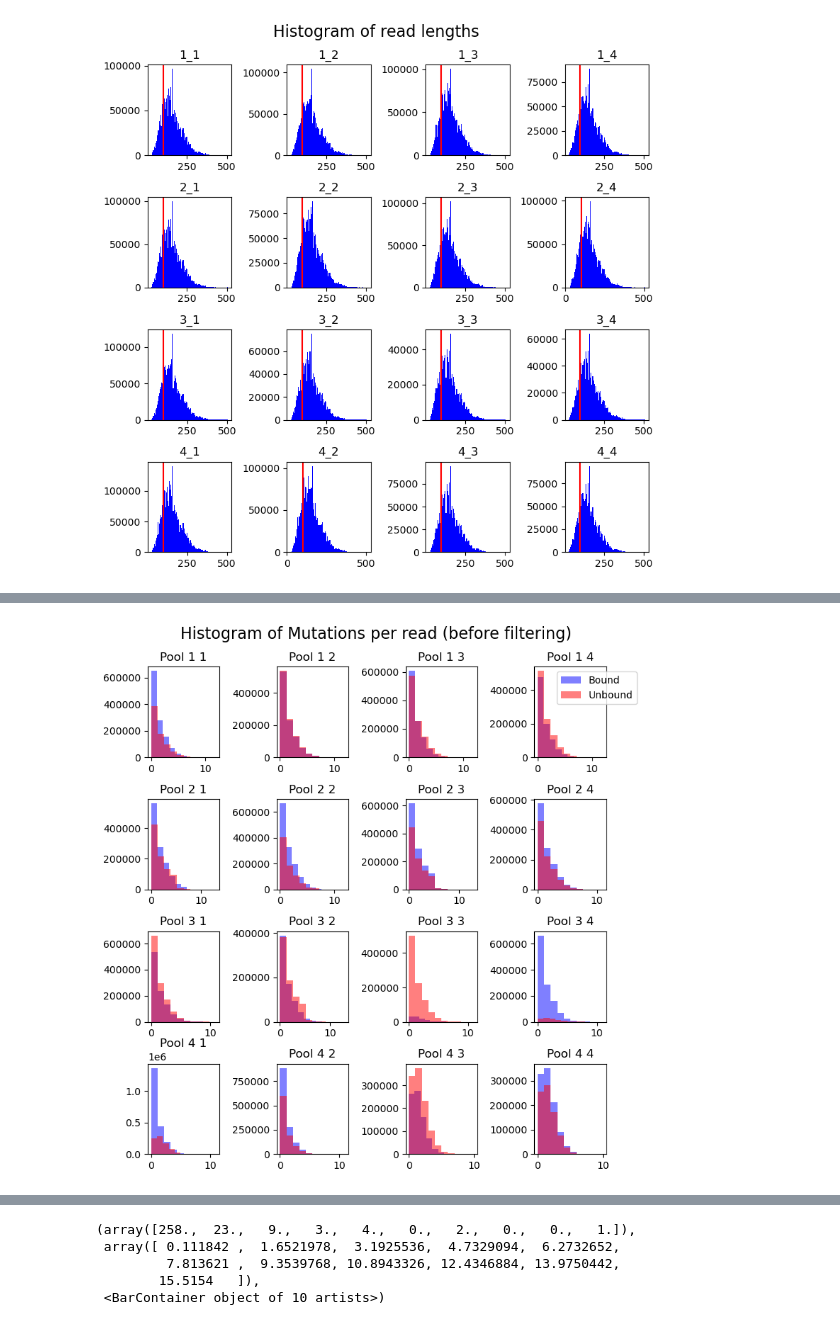
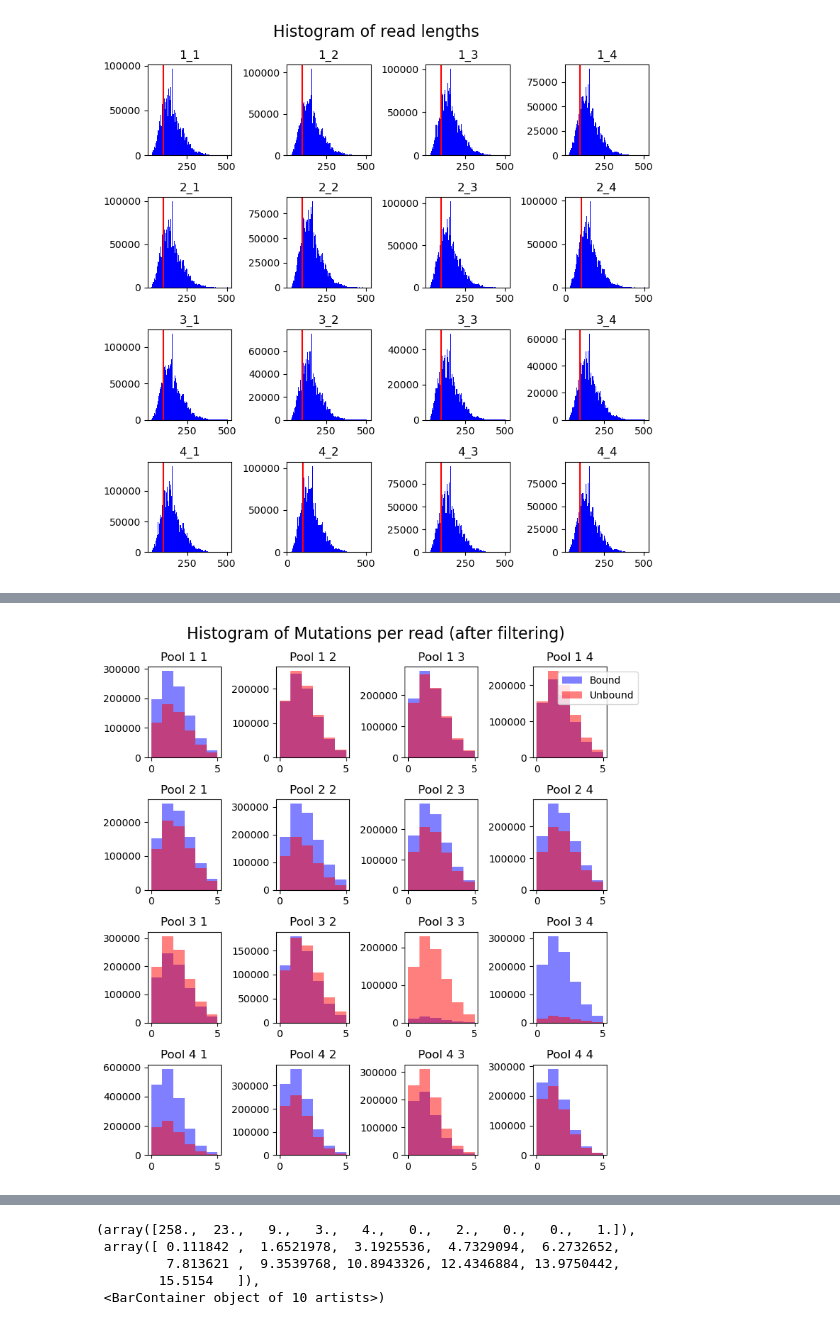
Before and after one commit to JoshuaGensel/MIME_ML, a Jupyter notebook: src/exploratory_analysis.ipynb, the cells around one changed output, grey strips where cells are left out. Drawn from its saved outputs; the diff is of its cells as text; code cells hidden in the pictures.

Commit message:
new experimental data filtering

```diff
--- a/src/exploratory_analysis.ipynb
+++ b/src/exploratory_analysis.ipynb
@@ -326,60 +511,60 @@ plt.tight_layout()
 # %%
 # plot histograms of mutations per read bound vs unbound
 fig, ax = plt.subplots(4, 4, figsize=(8,8))
-ax[0, 0].hist(mpr_1_1_bound, bins=10, color='blue', alpha=0.5, label='Bound')
-ax[0, 0].hist(mpr_1_1_unbound, bins=10, color='red', alpha=0.5, label='Unbound')
+ax[0, 0].hist(mprf_1_1_bound, bins=6, color='blue', alpha=0.5, label='Bound')
+ax[0, 0].hist(mprf_1_1_unbound, bins=6, color='red', alpha=0.5, label='Unbound')
 ax[0, 0].set_title('Pool 1 1')
-ax[0, 1].hist(mpr_1_2_bound, bins=10, color='blue', alpha=0.5, label='Bound')
-ax[0, 1].hist(mpr_1_2_unbound, bins=10, color='red', alpha=0.5, label='Unbound')
+ax[0, 1].hist(mprf_1_2_bound, bins=6, color='blue', alpha=0.5, label='Bound')
+ax[0, 1].hist(mprf_1_2_unbound, bins=6, color='red', alpha=0.5, label='Unbound')
 ax[0, 1].set_title('Pool 1 2')
-ax[0, 2].hist(mpr_1_3_bound, bins=10, color='blue', alpha=0.5, label='Bound')
-ax[0, 2].hist(mpr_1_3_unbound, bins=10, color='red', alpha=0.5, label='Unbound')
+ax[0, 2].hist(mprf_1_3_bound, bins=6, color='blue', alpha=0.5, label='Bound')
+ax[0, 2].hist(mprf_1_3_unbound, bins=6, color='red', alpha=0.5, label='Unbound')
 ax[0, 2].set_title('Pool 1 3')
-ax[0, 3].hist(mpr_1_4_bound, bins=10, color='blue', alpha=0.5, label='Bound')
-ax[0, 3].hist(mpr_1_4_unbound, bins=10, color='red', alpha=0.5, label='Unbound')
+ax[0, 3].hist(mprf_1_4_bound, bins=6, color='blue', alpha=0.5, label='Bound')
+ax[0, 3].hist(mprf_1_4_unbound, bins=6, color='red', alpha=0.5, label='Unbound')
 ax[0, 3].set_title('Pool 1 4')
 # add legend
 ax[0, 3].legend(loc='upper right', bbox_to_anchor=(1.5, 1))
-ax[1, 0].hist(mpr_2_1_bound, bins=10, color='blue', alpha=0.5, label='Bound')
-ax[1, 0].hist(mpr_2_1_unbound, bins=10, color='red', alpha=0.5, label='Unbound')
+ax[1, 0].hist(mprf_2_1_bound, bins=6, color='blue', alpha=0.5, label='Bound')
+ax[1, 0].hist(mprf_2_1_unbound, bins=6, color='red', alpha=0.5, label='Unbound')
 ax[1, 0].set_title('Pool 2 1')
-ax[1, 1].hist(mpr_2_2_bound, bins=10, color='blue', alpha=0.5, label='Bound')
-ax[1, 1].hist(mpr_2_2_unbound, bins=10, color='red', alpha=0.5, label='Unbound')
+ax[1, 1].hist(mprf_2_2_bound, bins=6, color='blue', alpha=0.5, label='Bound')
+ax[1, 1].hist(mprf_2_2_unbound, bins=6, color='red', alpha=0.5, label='Unbound')
 ax[1, 1].set_title('Pool 2 2')
-ax[1, 2].hist(mpr_2_3_bound, bins=10, color='blue', alpha=0.5, label='Bound')
-ax[1, 2].hist(mpr_2_3_unbound, bins=10, color='red', alpha=0.5, label='Unbound')
+ax[1, 2].hist(mprf_2_3_bound, bins=6, color='blue', alpha=0.5, label='Bound')
+ax[1, 2].hist(mprf_2_3_unbound, bins=6, color='red', alpha=0.5, label='Unbound')
 ax[1, 2].set_title('Pool 2 3')
-ax[1, 3].hist(mpr_2_4_bound, bins=10, color='blue', alpha=0.5, label='Bound')
-ax[1, 3].hist(mpr_2_4_unbound, bins=10, color='red', alpha=0.5, label='Unbound')
+ax[1, 3].hist(mprf_2_4_bound, bins=6, color='blue', alpha=0.5, label='Bound')
+ax[1, 3].hist(mprf_2_4_unbound, bins=6, color='red', alpha=0.5, label='Unbound')
 ax[1, 3].set_title('Pool 2 4')
-ax[2, 0].hist(mpr_3_1_bound, bins=10, color='blue', alpha=0.5, label='Bound')
-ax[2, 0].hist(mpr_3_1_unbound, bins=10, color='red', alpha=0.5, label='Unbound')
+ax[2, 0].hist(mprf_3_1_bound, bins=6, color='blue', alpha=0.5, label='Bound')
+ax[2, 0].hist(mprf_3_1_unbound, bins=6, color='red', alpha=0.5, label='Unbound')
 ax[2, 0].set_title('Pool 3 1')
-ax[2, 1].hist(mpr_3_2_bound, bins=10, color='blue', alpha=0.5, label='Bound')
-ax[2, 1].hist(mpr_3_2_unbound, bins=10, color='red', alpha=0.5, label='Unbound')
+ax[2, 1].hist(mprf_3_2_bound, bins=6, color='blue', alpha=0.5, label='Bound')
+ax[2, 1].hist(mprf_3_2_unbound, bins=6, color='red', alpha=0.5, label='Unbound')
 ax[2, 1].set_title('Pool 3 2')
-ax[2, 2].hist(mpr_3_3_bound, bins=10, color='blue', alpha=0.5, label='Bound')
-ax[2, 2].hist(mpr_3_3_unbound, bins=10, color='red', alpha=0.5, label='Unbound')
+ax[2, 2].hist(mprf_3_3_bound, bins=6, color='blue', alpha=0.5, label='Bound')
+ax[2, 2].hist(mprf_3_3_unbound, bins=6, color='red', alpha=0.5, label='Unbound')
 ax[2, 2].set_title('Pool 3 3')
-ax[2, 3].hist(mpr_3_4_bound, bins=10, color='blue', alpha=0.5, label='Bound')
-ax[2, 3].hist(mpr_3_4_unbound, bins=10, color='red', alpha=0.5, label='Unbound')
+ax[2, 3].hist(mprf_3_4_bound, bins=6, color='blue', alpha=0.5, label='Bound')
+ax[2, 3].hist(mprf_3_4_unbound, bins=6, color='red', alpha=0.5, label='Unbound')
 ax[2, 3].set_title('Pool 3 4')
-ax[3, 0].hist(mpr_4_1_bound, bins=10, color='blue', alpha=0.5, label='Bound')
-ax[3, 0].hist(mpr_4_1_unbound, bins=10, color='red', alpha=0.5, label='Unbound')
+ax[3, 0].hist(mprf_4_1_bound, bins=6, color='blue', alpha=0.5, label='Bound')
+ax[3, 0].hist(mprf_4_1_unbound, bins=6, color='red', alpha=0.5, label='Unbound')
 ax[3, 0].set_title('Pool 4 1')
-ax[3, 1].hist(mpr_4_2_bound, bins=10, color='blue', alpha=0.5, label='Bound')
-ax[3, 1].hist(mpr_4_2_unbound, bins=10, color='red', alpha=0.5, label='Unbound')
+ax[3, 1].hist(mprf_4_2_bound, bins=6, color='blue', alpha=0.5, label='Bound')
+ax[3, 1].hist(mprf_4_2_unbound, bins=6, color='red', alpha=0.5, label='Unbound')
 ax[3, 1].set_title('Pool 4 2')
-ax[3, 2].hist(mpr_4_3_bound, bins=10, color='blue', alpha=0.5, label='Bound')
-ax[3, 2].hist(mpr_4_3_unbound, bins=10, color='red', alpha=0.5, label='Unbound')
+ax[3, 2].hist(mprf_4_3_bound, bins=6, color='blue', alpha=0.5, label='Bound')
+ax[3, 2].hist(mprf_4_3_unbound, bins=6, color='red', alpha=0.5, label='Unbound')
 ax[3, 2].set_title('Pool 4 3')
-ax[3, 3].hist(mpr_4_4_bound, bins=10, color='blue', alpha=0.5, label='Bound')
-ax[3, 3].hist(mpr_4_4_unbound, bins=10, color='red', alpha=0.5, label='Unbound')
+ax[3, 3].hist(mprf_4_4_bound, bins=6, color='blue', alpha=0.5, label='Bound')
+ax[3, 3].hist(mprf_4_4_unbound, bins=6, color='red', alpha=0.5, label='Unbound')
 ax[3, 3].set_title('Pool 4 4')
 
 # set title of figure
-fig.suptitle('Histogram of Mutations per read (before filtering)', fontsize=16)
+fig.suptitle('Histogram of Mutations per read (after filtering)', fontsize=16)
 
 plt.tight_layout()
 # %% [output]
-[figure, old version]
+[figure, new version]
```
Also changed, not shown: parts of 6 cells of this notebook, 2 other files.
